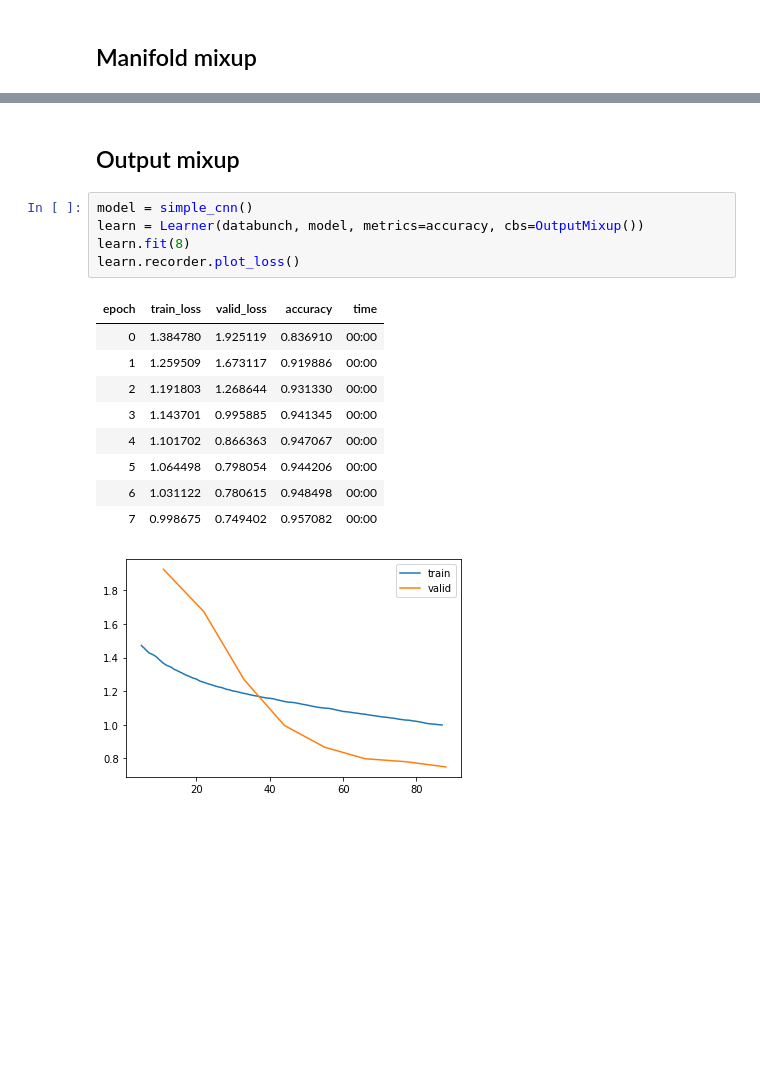
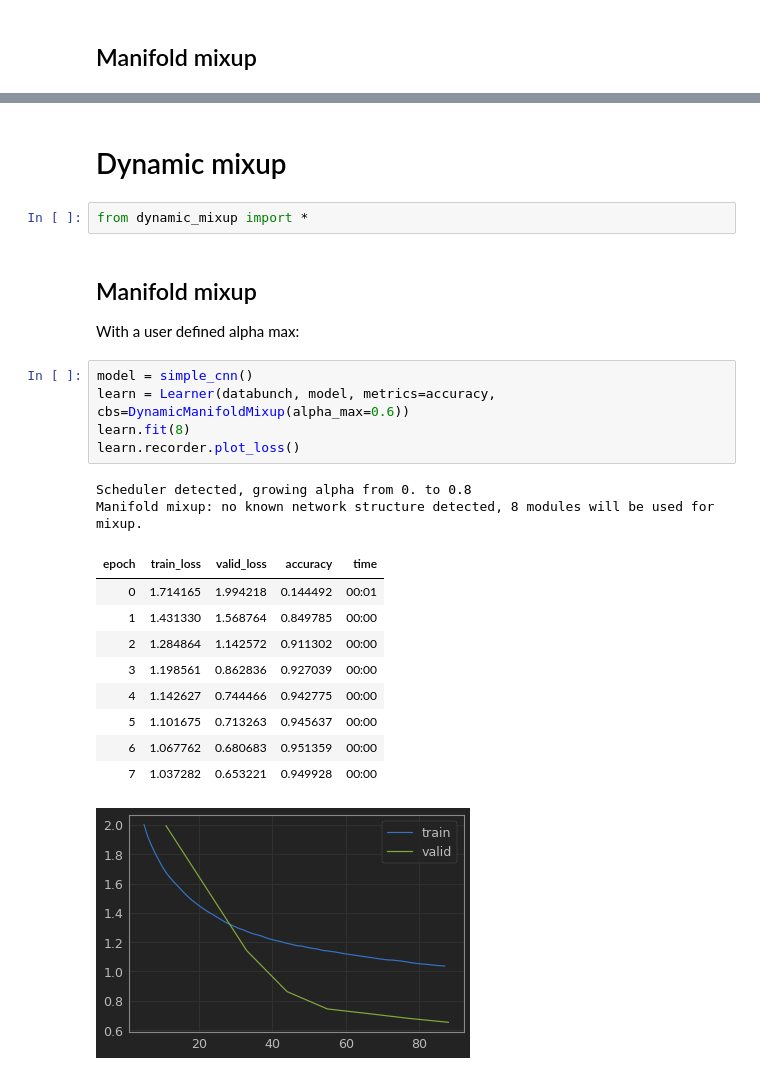
Before and after one commit to nestordemeure/ManifoldMixupV2, a Jupyter notebook: Demo.ipynb, the cells around one changed output, grey strips where cells are left out. Drawn from its saved outputs; the diff is of its cells as text; blank space fills up the shorter version.

```diff
--- a/Demo.ipynb
+++ b/Demo.ipynb
@@ -79,18 +99,25 @@ Manifold mixup: no known network structure detected, 8 modules will be used for
 # %% [markdown]
-## Output mixup
+# Dynamic mixup
+# %%
+from dynamic_mixup import *
+# %% [markdown]
+## Manifold mixup
+With a user defined alpha max:
 # %%
 model = simple_cnn()
-learn = Learner(databunch, model, metrics=accuracy, cbs=OutputMixup())
+learn = Learner(databunch, model, metrics=accuracy, cbs=DynamicManifoldMixup(alpha_max=0.6))
 learn.fit(8)
 learn.recorder.plot_loss()
 # %% [output]
+Scheduler detected, growing alpha from 0. to 0.8
+Manifold mixup: no known network structure detected, 8 modules will be used for mixup.
 | epoch | train_loss | valid_loss | accuracy | time |
-| 0 | 1.384780 | 1.925119 | 0.836910 | 00:00 |
-| 1 | 1.259509 | 1.673117 | 0.919886 | 00:00 |
-| 2 | 1.191803 | 1.268644 | 0.931330 | 00:00 |
-| 3 | 1.143701 | 0.995885 | 0.941345 | 00:00 |
-| 4 | 1.101702 | 0.866363 | 0.947067 | 00:00 |
-| 5 | 1.064498 | 0.798054 | 0.944206 | 00:00 |
-| 6 | 1.031122 | 0.780615 | 0.948498 | 00:00 |
-| 7 | 0.998675 | 0.749402 | 0.957082 | 00:00 |
+| 0 | 1.714165 | 1.994218 | 0.144492 | 00:01 |
+| 1 | 1.431330 | 1.568764 | 0.849785 | 00:00 |
+| 2 | 1.284864 | 1.142572 | 0.911302 | 00:00 |
+| 3 | 1.198561 | 0.862836 | 0.927039 | 00:00 |
+| 4 | 1.142627 | 0.744466 | 0.942775 | 00:00 |
+| 5 | 1.101675 | 0.713263 | 0.945637 | 00:00 |
+| 6 | 1.067762 | 0.680683 | 0.951359 | 00:00 |
+| 7 | 1.037282 | 0.653221 | 0.949928 | 00:00 |
-[figure, old version]
+[figure, new version]
```
Also changed, not shown: parts of 7 cells of this notebook, 2 other files.
